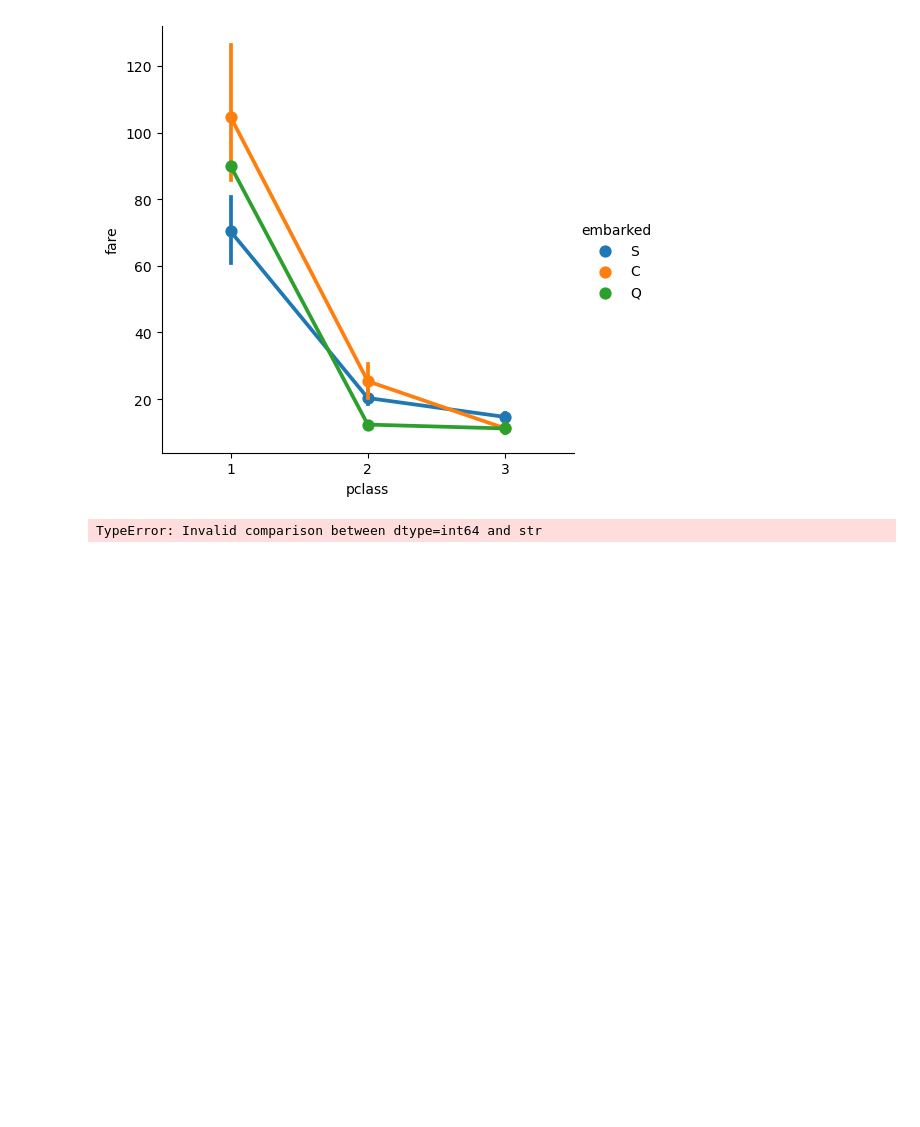
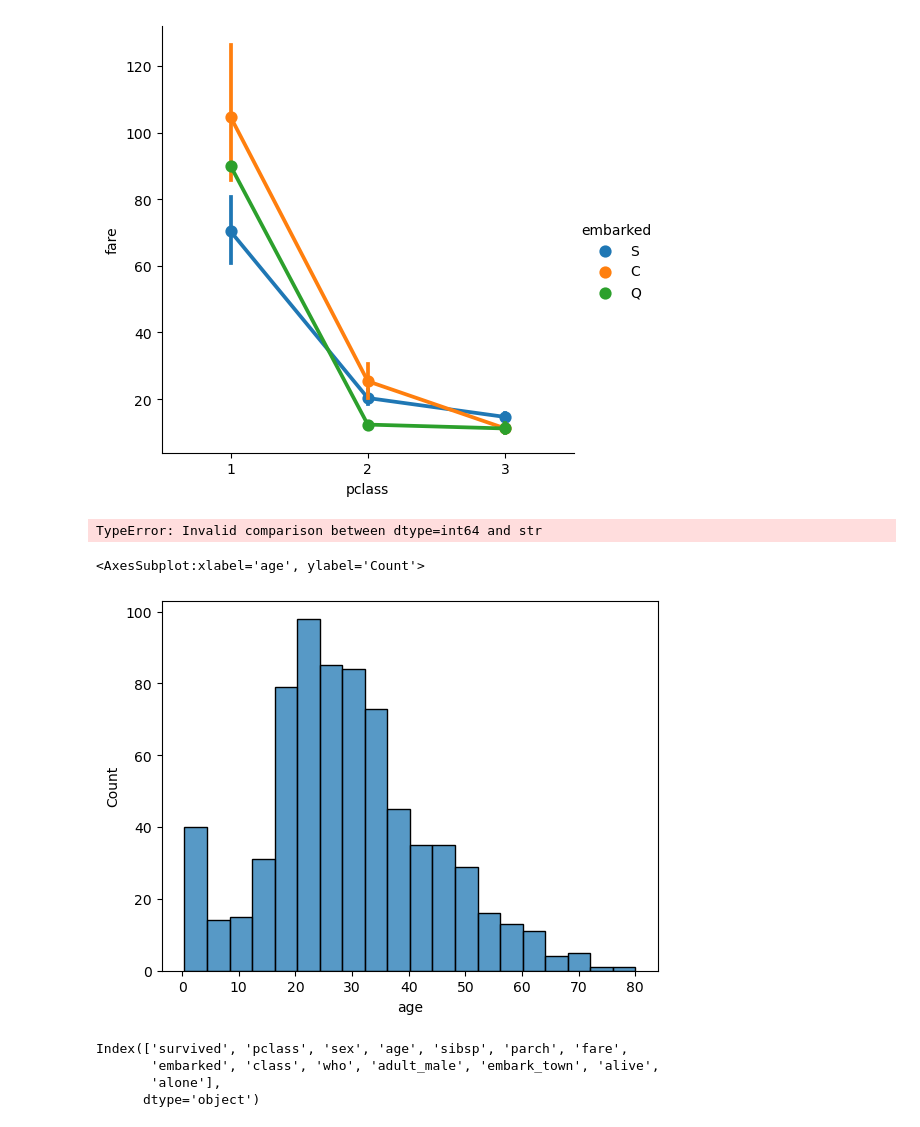
Before and after one commit to fareed23/data-science, a Jupyter notebook: day13/eda.ipynb, the cells around one changed output. Cells and saved outputs as stored; diff of their text form; code cells hidden in the pictures; blank space fills up the shorter version.

```diff
--- a/day13/eda.ipynb
+++ b/day13/eda.ipynb
@@ -259,3 +259,15 @@ sns.lmplot(data=df, x='age', y=df.loc[df['fare'] < 300])
 TypeError: Invalid comparison between dtype=int64 and str
 # %%
 # How to add a column and make an age group
+sns.histplot(data=df, x='age')
+# %% [output]
+<AxesSubplot:xlabel='age', ylabel='Count'>
+[figure, added]
+# %%
+# Grouping
+df.columns
+# %% [output]
+Index(['survived', 'pclass', 'sex', 'age', 'sibsp', 'parch', 'fare',
+       'embarked', 'class', 'who', 'adult_male', 'embark_town', 'alive',
+       'alone'],
+      dtype='object')
```
Also changed, not shown: parts of 4 cells of this notebook.
